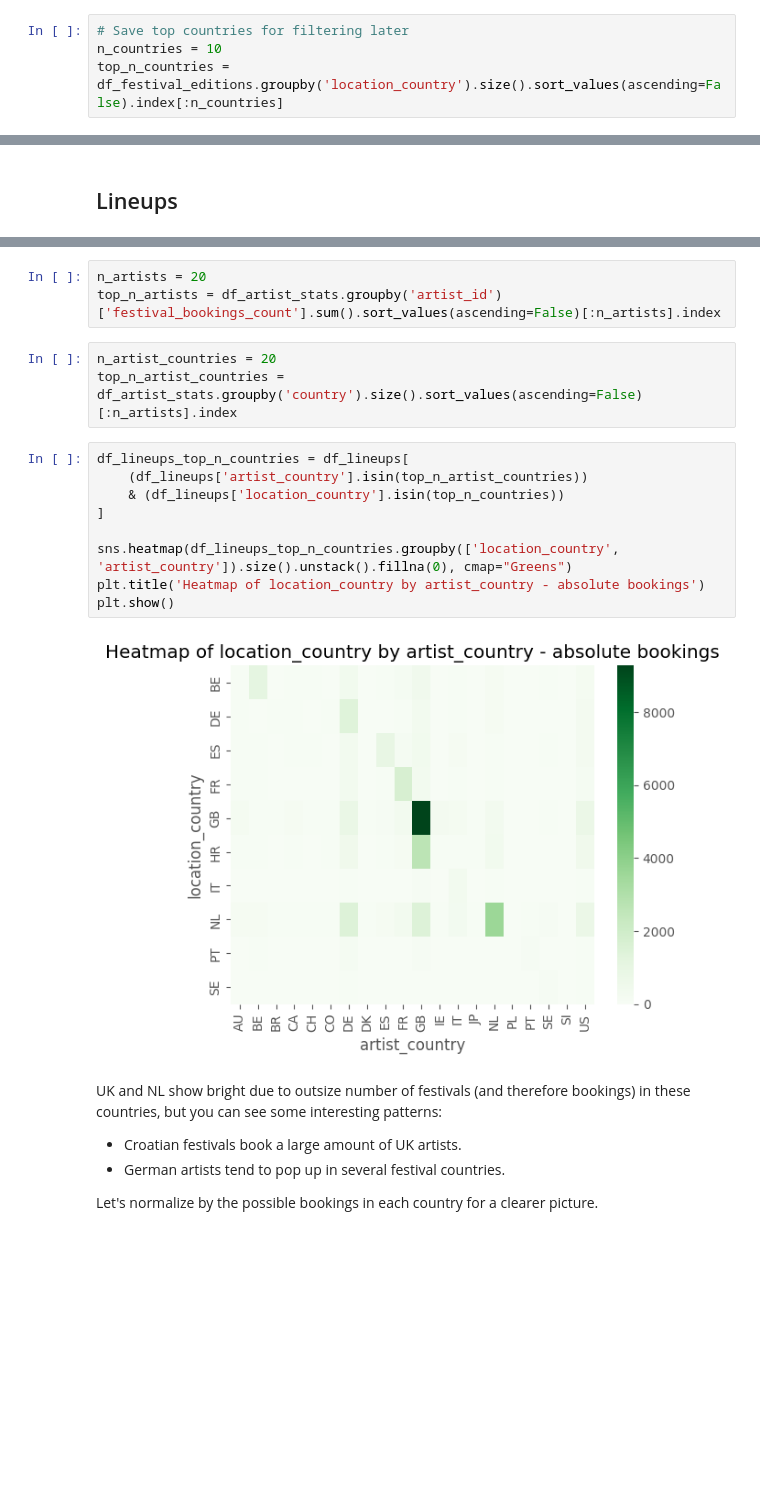
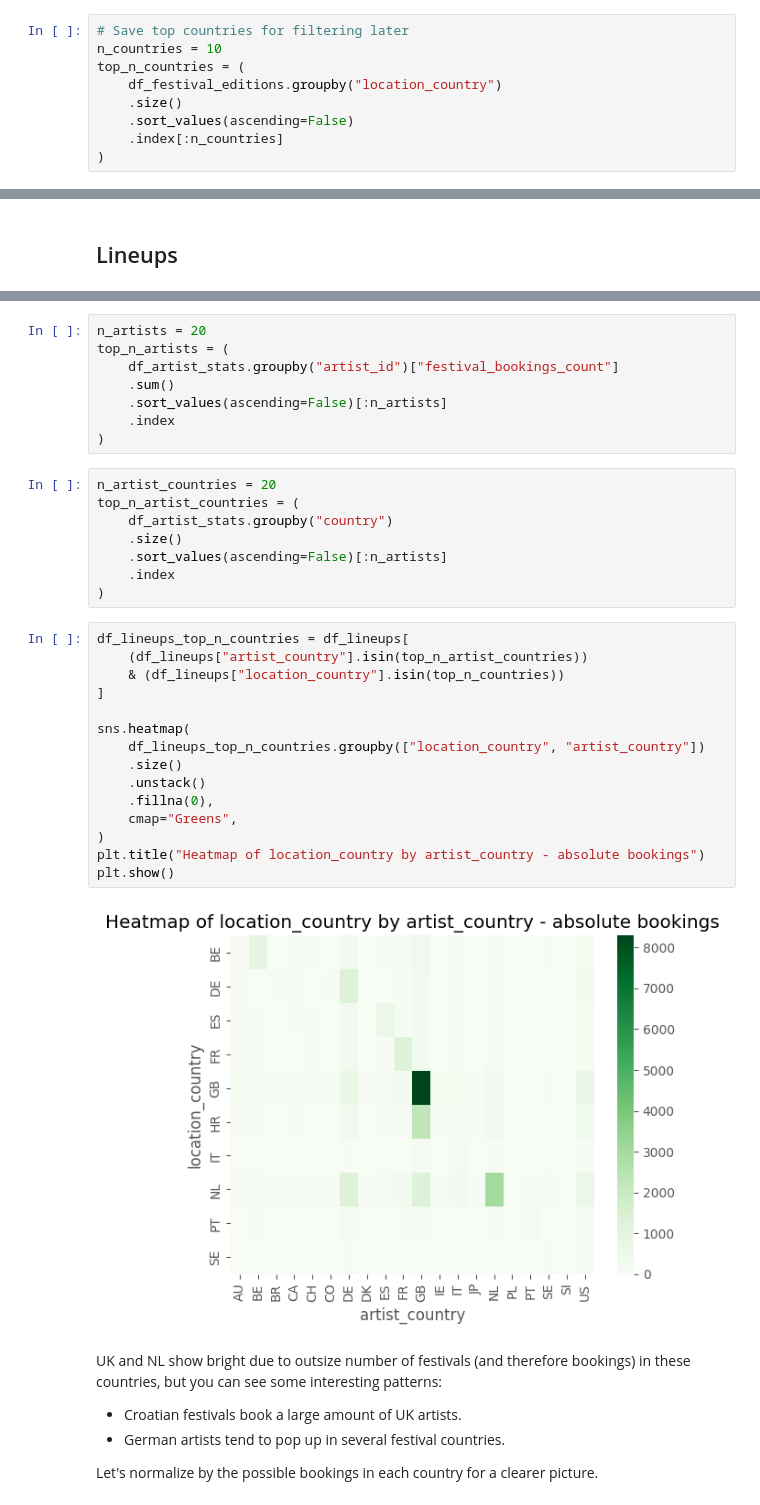
Before and after one commit to s-howe/festival-analysis, a Jupyter notebook: analysis/eda.ipynb, the cells around one changed output, grey strips where cells are left out. Cells and saved outputs as stored; diff of their text form; blank space fills up the shorter version.

```diff
--- a/analysis/eda.ipynb
+++ b/analysis/eda.ipynb
@@ -115,7 +119,12 @@ memory usage: 84.7+ KB
 # %%
 # Save top countries for filtering later
 n_countries = 10
-top_n_countries = df_festival_editions.groupby('location_country').size().sort_values(ascending=False).index[:n_countries]
+top_n_countries = (
+    df_festival_editions.groupby("location_country")
+    .size()
+    .sort_values(ascending=False)
+    .index[:n_countries]
+)
 # %% [markdown]
 ### Geo-based
 # %%
@@ -381,20 +445,36 @@ memory usage: 4.0+ MB
 # %%
 n_artists = 20
-top_n_artists = df_artist_stats.groupby('artist_id')['festival_bookings_count'].sum().sort_values(ascending=False)[:n_artists].index
+top_n_artists = (
+    df_artist_stats.groupby("artist_id")["festival_bookings_count"]
+    .sum()
+    .sort_values(ascending=False)[:n_artists]
+    .index
+)
 # %%
 n_artist_countries = 20
-top_n_artist_countries = df_artist_stats.groupby('country').size().sort_values(ascending=False)[:n_artists].index
+top_n_artist_countries = (
+    df_artist_stats.groupby("country")
+    .size()
+    .sort_values(ascending=False)[:n_artists]
+    .index
+)
 # %%
 df_lineups_top_n_countries = df_lineups[
-    (df_lineups['artist_country'].isin(top_n_artist_countries))
-    & (df_lineups['location_country'].isin(top_n_countries))
+    (df_lineups["artist_country"].isin(top_n_artist_countries))
+    & (df_lineups["location_country"].isin(top_n_countries))
 ]
 
-sns.heatmap(df_lineups_top_n_countries.groupby(['location_country', 'artist_country']).size().unstack().fillna(0), cmap="Greens")
-plt.title('Heatmap of location_country by artist_country - absolute bookings')
+sns.heatmap(
+    df_lineups_top_n_countries.groupby(["location_country", "artist_country"])
+    .size()
+    .unstack()
+    .fillna(0),
+    cmap="Greens",
+)
+plt.title("Heatmap of location_country by artist_country - absolute bookings")
 plt.show()
 # %% [output]
-[figure, old version]
+[figure, new version]
 # %% [markdown]
 UK and NL show bright due to outsize number of festivals (and therefore bookings) in these countries, but you can see some interesting patterns:
 - Croatian festivals book a large amount of UK artists.
```
Also changed, not shown: parts of 26 cells of this notebook, 2 other files.
